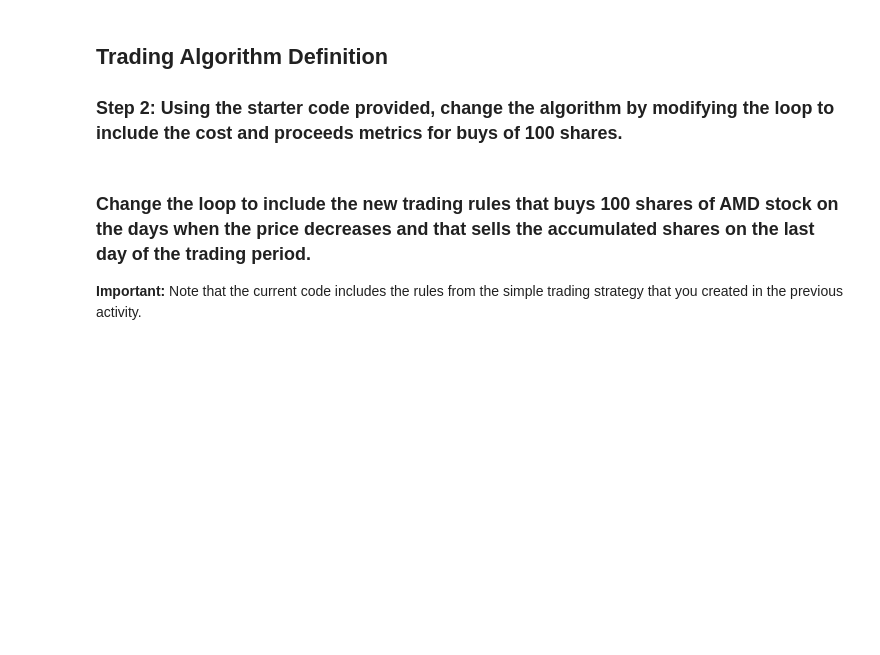
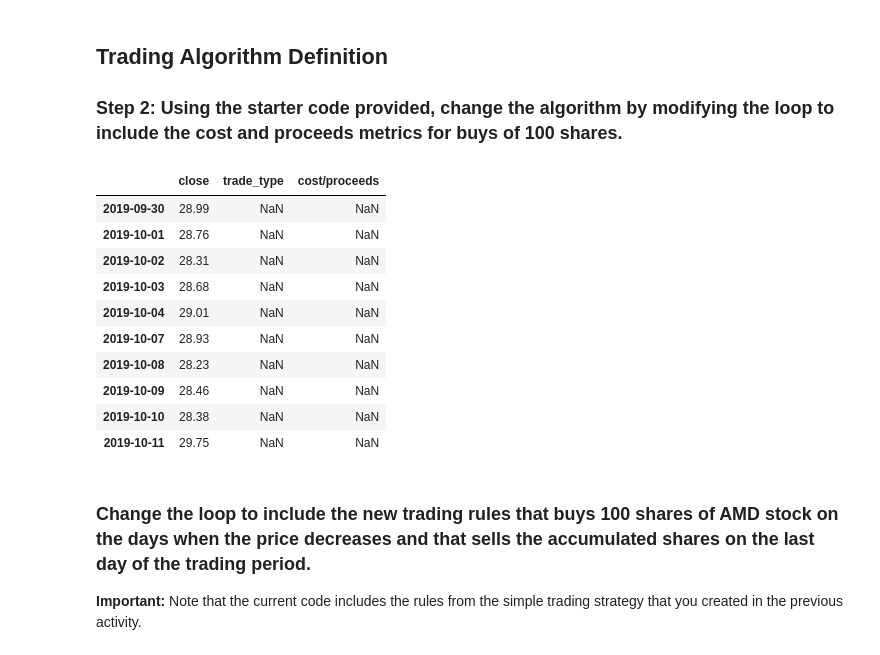
Before and after one commit to ppatel0910/fintech-boot-camp, a Jupyter notebook: Activities/14-Algorithmic-Trading/1/Activities/05-Stu_Profitable_Algo_Trading/Unsolved/profitable_algo_trading.ipynb, the cells around one changed output. Cells and saved outputs as stored; diff of their text form; code cells hidden in the pictures; blank space fills up the shorter version.

```diff
--- a/Activities/14-Algorithmic-Trading/1/Activities/05-Stu_Profitable_Algo_Trading/Unsolved/profitable_algo_trading.ipynb
+++ b/Activities/14-Algorithmic-Trading/1/Activities/05-Stu_Profitable_Algo_Trading/Unsolved/profitable_algo_trading.ipynb
@@ -94,6 +94,6 @@ amd_df['trade_type'] = np.nan
 previous_price = 0
 # %%
 # Initialize a cost/proceeds column for recording trade metrics
-# YOUR CODE HERE!
+amd_df['cost/proceeds'] = np.nan
 # %%
 # Initialize share_size equals 100 and accumulated_shares equals 0
@@ -101,3 +102,18 @@ previous_price = 0
+# %%
+# Review the dataframe with the newly added empty columns
+amd_df
+# %% [output]
+|  | close | trade_type | cost/proceeds |
+| 2019-09-30 | 28.99 | NaN | NaN |
+| 2019-10-01 | 28.76 | NaN | NaN |
+| 2019-10-02 | 28.31 | NaN | NaN |
+| 2019-10-03 | 28.68 | NaN | NaN |
+| 2019-10-04 | 29.01 | NaN | NaN |
+| 2019-10-07 | 28.93 | NaN | NaN |
+| 2019-10-08 | 28.23 | NaN | NaN |
+| 2019-10-09 | 28.46 | NaN | NaN |
+| 2019-10-10 | 28.38 | NaN | NaN |
+| 2019-10-11 | 29.75 | NaN | NaN |
 # %% [markdown]
 ### Change the loop to include the new trading rules that buys 100 shares of AMD stock on the days when the price decreases and that sells the accumulated shares on the last day of the trading period.
 
```
Also changed, not shown: parts of 7 cells of this notebook.
